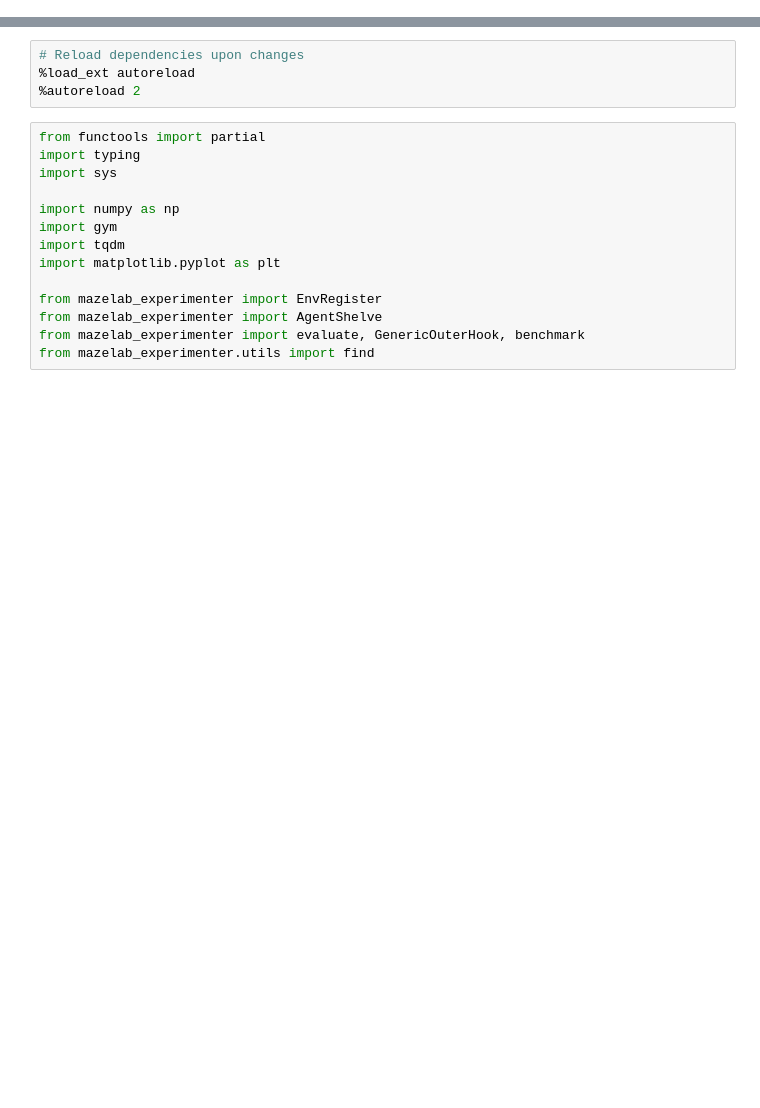
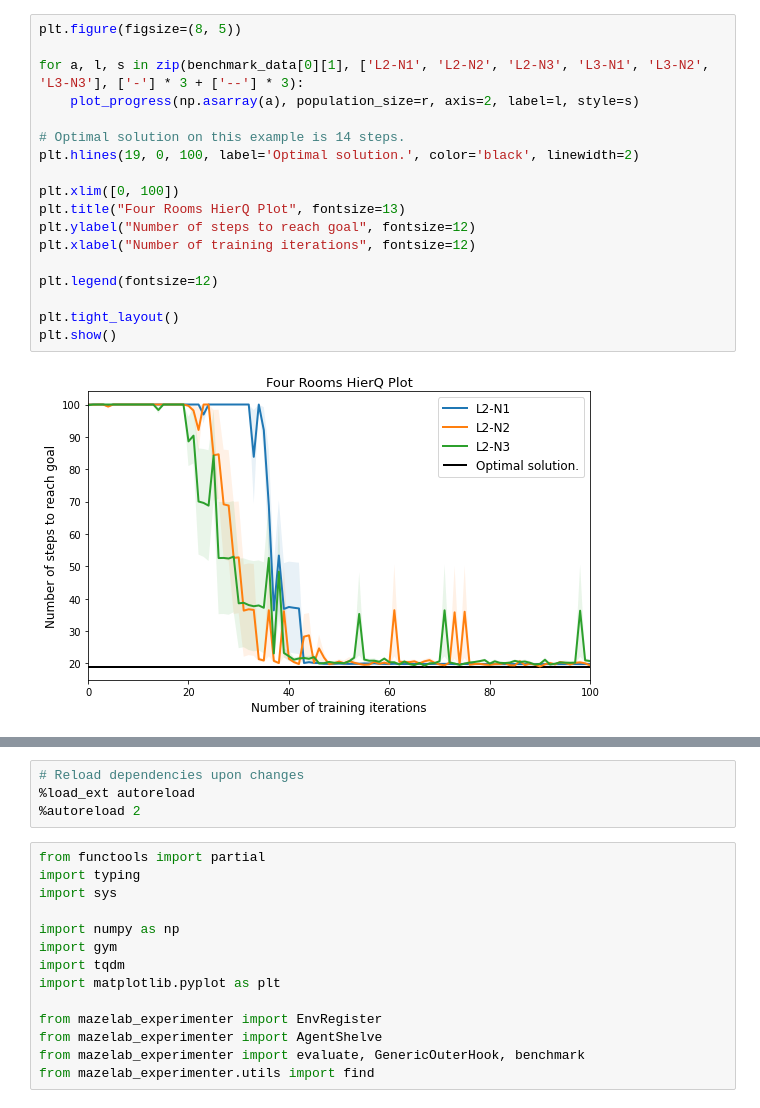
Before and after one commit to joeryjoery/Hierarchical-Muzero, a Jupyter notebook: notebooks/Tabular/HierarchicalPlanner.ipynb, the cells around one changed output, grey strips where cells are left out. Cells and saved outputs as stored; diff of their text form; blank space fills up the shorter version.

```diff
--- a/notebooks/Tabular/HierarchicalPlanner.ipynb
+++ b/notebooks/Tabular/HierarchicalPlanner.ipynb
@@ -0,0 +233,20 @@
+# %%
+plt.figure(figsize=(8, 5))
+
+for a, l, s in zip(benchmark_data[0][1], ['L2-N1', 'L2-N2', 'L2-N3', 'L3-N1', 'L3-N2', 'L3-N3'], ['-'] * 3 + ['--'] * 3):
+    plot_progress(np.asarray(a), population_size=r, axis=2, label=l, style=s)
+
+# Optimal solution on this example is 14 steps.
+plt.hlines(19, 0, 100, label='Optimal solution.', color='black', linewidth=2)
+
+plt.xlim([0, 100])
+plt.title("Four Rooms HierQ Plot", fontsize=13)
+plt.ylabel("Number of steps to reach goal", fontsize=12)
+plt.xlabel("Number of training iterations", fontsize=12)
+
+plt.legend(fontsize=12)
+
+plt.tight_layout()
+plt.show()
+# %% [output]
+[figure, added]
```
Also changed, not shown: parts of 47 cells of this notebook, 28 other files.
